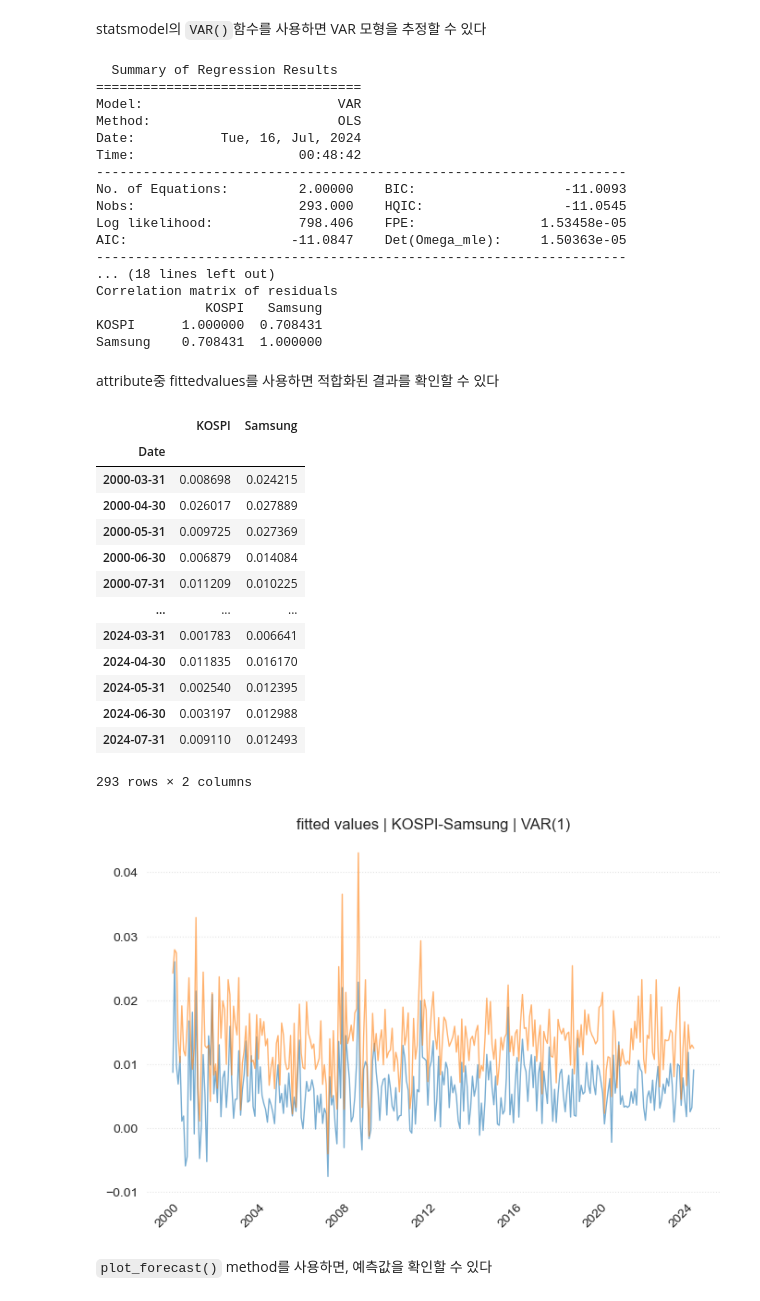
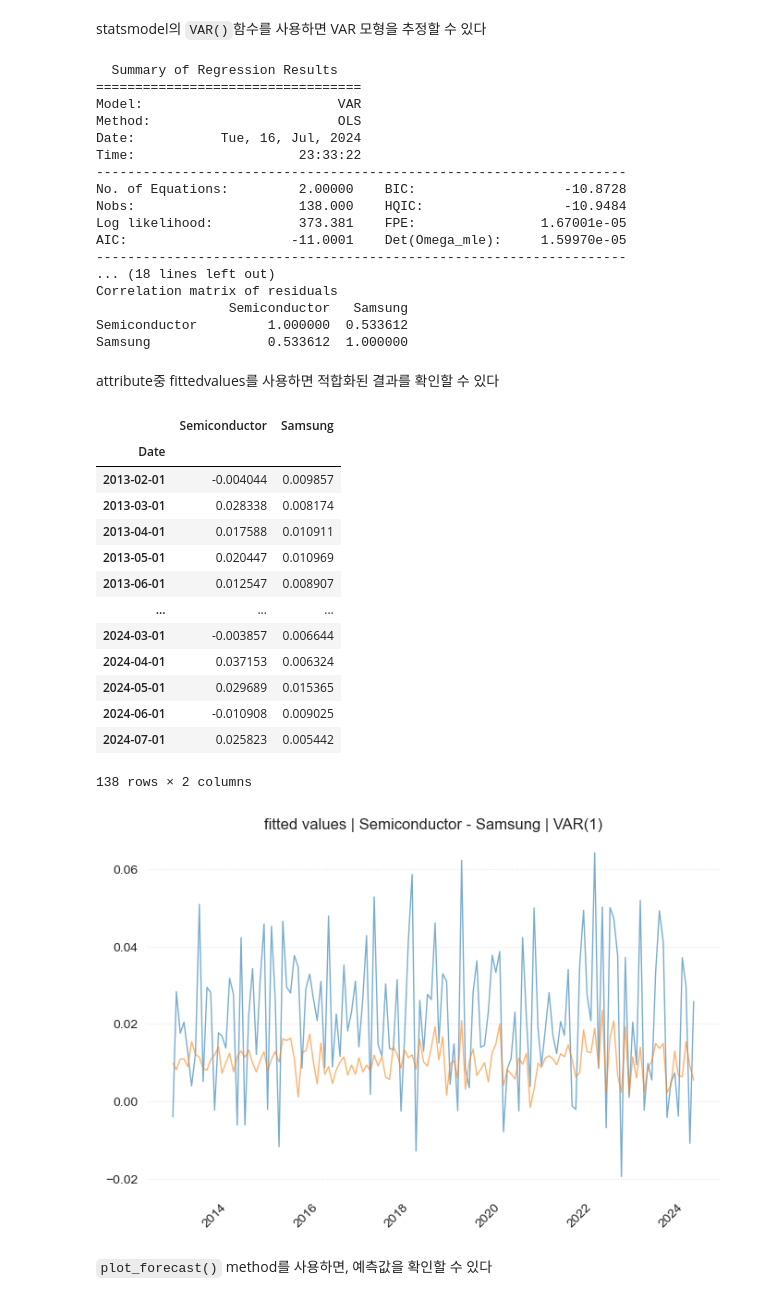
Before and after one commit to QuantifiSogang/2024MLforTimeSeries, a Jupyter notebook: 01BasicStatisticalModeling/01VectorAutoregressiveModels.ipynb, the cells around one changed output. Cells and saved outputs as stored; diff of their text form; code cells hidden in the pictures.

```diff
--- a/01BasicStatisticalModeling/01VectorAutoregressiveModels.ipynb
+++ b/01BasicStatisticalModeling/01VectorAutoregressiveModels.ipynb
@@ -283,18 +268,36 @@ kospi_mon = kospi.resample('M').last()
+# %%
+import yfinance as yf
+START_DATE = '2012-12-01'
+
+samsung = yf.download(
+    '005930.KS',
+    start = START_DATE,
+    end = END_DATE,
+    progress = False,
+    interval = '1mo'
+)
+semi = yf.download(
+    '^SOX',
+    start = START_DATE,
+    end = END_DATE,
+    progress = False,
+    interval = '1mo' # 1 month interval
+)
 # %% [markdown]
 월별 수익률을 계산해 준다
 # %%
-kospi_mon_ret = kospi_mon['Close'].pct_change().dropna()
-samsung_mon_ret = samsung_mon['Close'].pct_change().dropna()
+semi_mon_ret = semi['Close'].pct_change().dropna()
+samsung_mon_ret = samsung['Close'].pct_change().dropna()
 # %% [markdown]
 VAR(1) 모형을 추정하기 위해, 하나의 DataFrame으로 만들어 주는 것이 필요하다
 # %%
 matrix_mon = pd.concat(
     [
-        kospi_mon_ret,
+        semi_mon_ret,
         samsung_mon_ret
     ],
     axis = 1
 )
-matrix_mon.columns = ['KOSPI','Samsung']
+matrix_mon.columns = ['Semiconductor','Samsung']
 matrix_mon
 # %% [output]
@@ -326,54 +329,54 @@ results.summary()
 Model:                         VAR
 Method:                        OLS
 Date:           Tue, 16, Jul, 2024
-Time:                     00:48:42
+Time:                     23:33:22
 --------------------------------------------------------------------
-No. of Equations:         2.00000    BIC:                   -11.0093
-Nobs:                     293.000    HQIC:                  -11.0545
-Log likelihood:           798.406    FPE:                1.53458e-05
-AIC:                     -11.0847    Det(Omega_mle):     1.50363e-05
+No. of Equations:         2.00000    BIC:                   -10.8728
+Nobs:                     138.000    HQIC:                  -10.9484
+Log likelihood:           373.381    FPE:                1.67001e-05
+AIC:                     -11.0001    Det(Omega_mle):     1.59970e-05
 --------------------------------------------------------------------
 ... (18 lines left out)
 Correlation matrix of residuals
-              KOSPI   Samsung
-KOSPI      1.000000  0.708431
-Samsung    0.708431  1.000000
+                 Semiconductor   Samsung
+Semiconductor         1.000000  0.533612
+Samsung               0.533612  1.000000
 # %% [markdown]
 attribute중 fittedvalues를 사용하면 적합화된 결과를 확인할 수 있다
 # %%
 results.fittedvalues
 # %% [output]
-|  | KOSPI | Samsung |
+|  | Semiconductor | Samsung |
 | Date |  |  |
-| 2000-03-31 | 0.008698 | 0.024215 |
-| 2000-04-30 | 0.026017 | 0.027889 |
-| 2000-05-31 | 0.009725 | 0.027369 |
-| 2000-06-30 | 0.006879 | 0.014084 |
-| 2000-07-31 | 0.011209 | 0.010225 |
+| 2013-02-01 | -0.004044 | 0.009857 |
+| 2013-03-01 | 0.028338 | 0.008174 |
+| 2013-04-01 | 0.017588 | 0.010911 |
+| 2013-05-01 | 0.020447 | 0.010969 |
+| 2013-06-01 | 0.012547 | 0.008907 |
 | ... | ... | ... |
-| 2024-03-31 | 0.001783 | 0.006641 |
-| 2024-04-30 | 0.011835 | 0.016170 |
-| 2024-05-31 | 0.002540 | 0.012395 |
-| 2024-06-30 | 0.003197 | 0.012988 |
-| 2024-07-31 | 0.009110 | 0.012493 |
+| 2024-03-01 | -0.003857 | 0.006644 |
+| 2024-04-01 | 0.037153 | 0.006324 |
+| 2024-05-01 | 0.029689 | 0.015365 |
+| 2024-06-01 | -0.010908 | 0.009025 |
+| 2024-07-01 | 0.025823 | 0.005442 |
-293 rows × 2 columns
+138 rows × 2 columns
 # %%
 fig, ax = plt.subplots(figsize = (8, 5))
 ax.plot(
     results.fittedvalues,
     alpha = 0.6,
     lw = 1
 )
 for spine in ax.spines.values():
     spine.set_visible(False)
 ax.grid(False)
 ax.yaxis.grid(True, ls = ':', alpha = 0.5)
 
 plt.xticks(rotation = 45)
-plt.title(r'fitted values | KOSPI-Samsung | VAR(1)')
+plt.title(r'fitted values | Semiconductor - Samsung | VAR(1)')
 plt.show()
 # %% [output]
-[figure, old version]
+[figure, new version]
 # %% [markdown]
 `plot_forecast()` method를 사용하면, 예측값을 확인할 수 있다
 # %%
```
Also changed, not shown: parts of 45 cells of this notebook, 6 other files.
